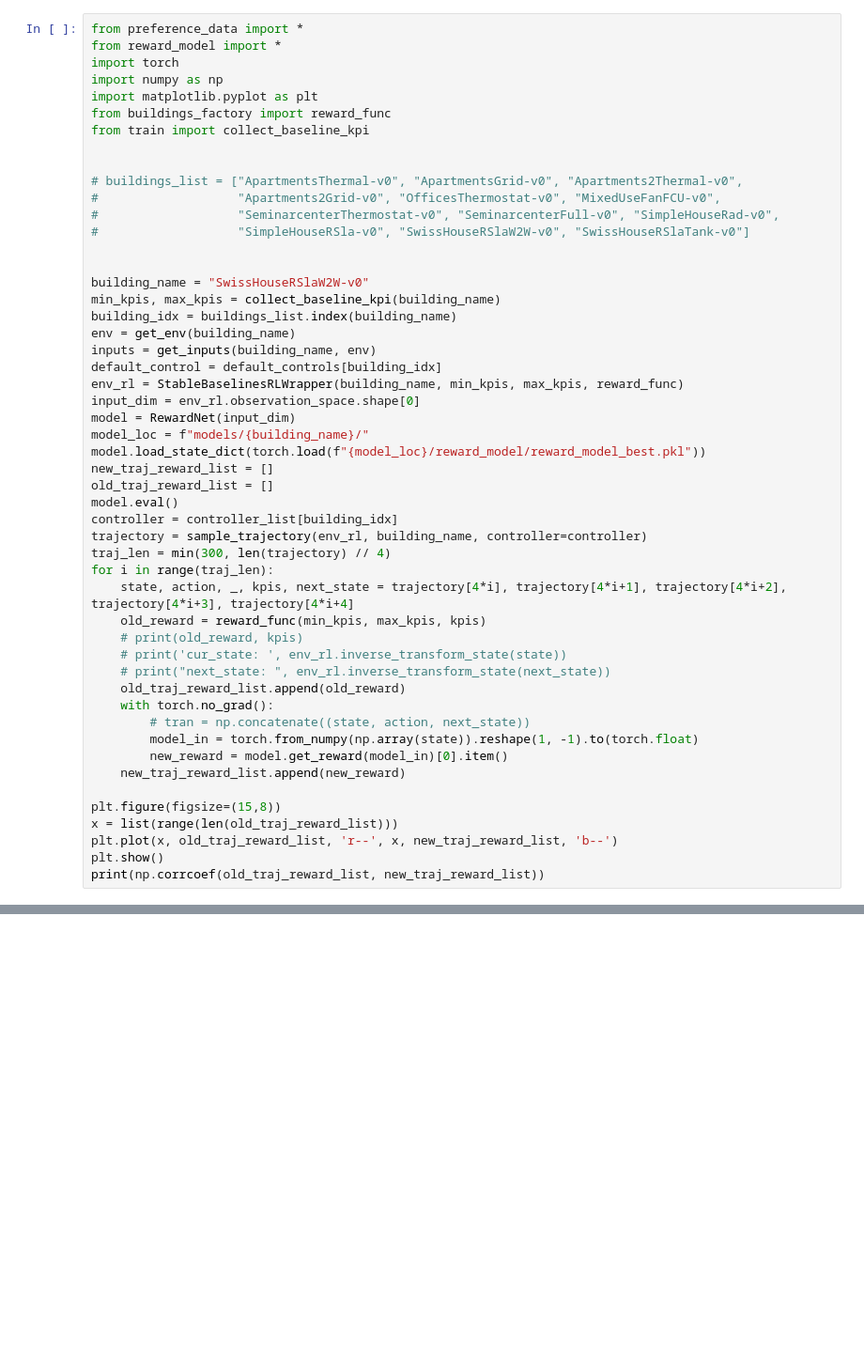
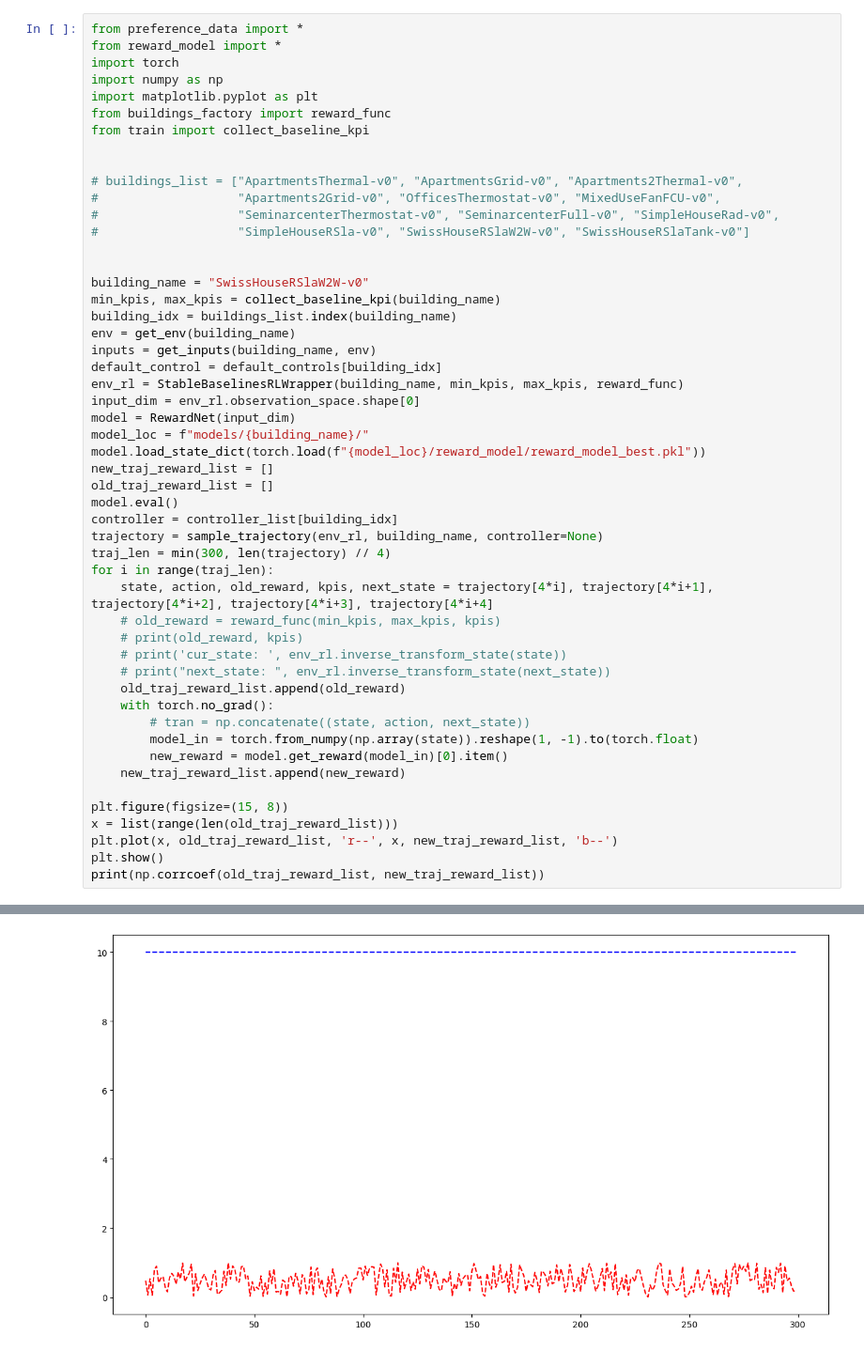
Before and after one commit to songCNMS/energym, a Jupyter notebook: result_vis.ipynb, the cells around one changed output, grey strips where cells are left out. Shown: that part at 94% size. Cells and saved outputs as stored; diff of their text form; blank space fills up the shorter version.

```diff
--- a/result_vis.ipynb
+++ b/result_vis.ipynb
@@ -29,11 +29,11 @@ new_traj_reward_list = []
 old_traj_reward_list = []
 model.eval()
 controller = controller_list[building_idx]
-trajectory = sample_trajectory(env_rl, building_name, controller=controller)
+trajectory = sample_trajectory(env_rl, building_name, controller=None)
 traj_len = min(300, len(trajectory) // 4)
 for i in range(traj_len):
-    state, action, _, kpis, next_state = trajectory[4*i], trajectory[4*i+1], trajectory[4*i+2], trajectory[4*i+3], trajectory[4*i+4]
-    old_reward = reward_func(min_kpis, max_kpis, kpis)
+    state, action, old_reward, kpis, next_state = trajectory[4*i], trajectory[4*i+1], trajectory[4*i+2], trajectory[4*i+3], trajectory[4*i+4]
+    # old_reward = reward_func(min_kpis, max_kpis, kpis)
     # print(old_reward, kpis)
     # print('cur_state: ', env_rl.inverse_transform_state(state))
     # print("next_state: ", env_rl.inverse_transform_state(next_state))
@@ -44,7 +44,7 @@ for i in range(traj_len):
         new_reward = model.get_reward(model_in)[0].item()
     new_traj_reward_list.append(new_reward)
 
-plt.figure(figsize=(15,8))
+plt.figure(figsize=(15, 8))
 x = list(range(len(old_traj_reward_list)))
 plt.plot(x, old_traj_reward_list, 'r--', x, new_traj_reward_list, 'b--')
 plt.show()
@@ -64,0 +66 @@ the initial variables are {'u': 0}
+[figure, added]
```
Also changed, not shown: parts of 1 cell of this notebook, 11 other files.
